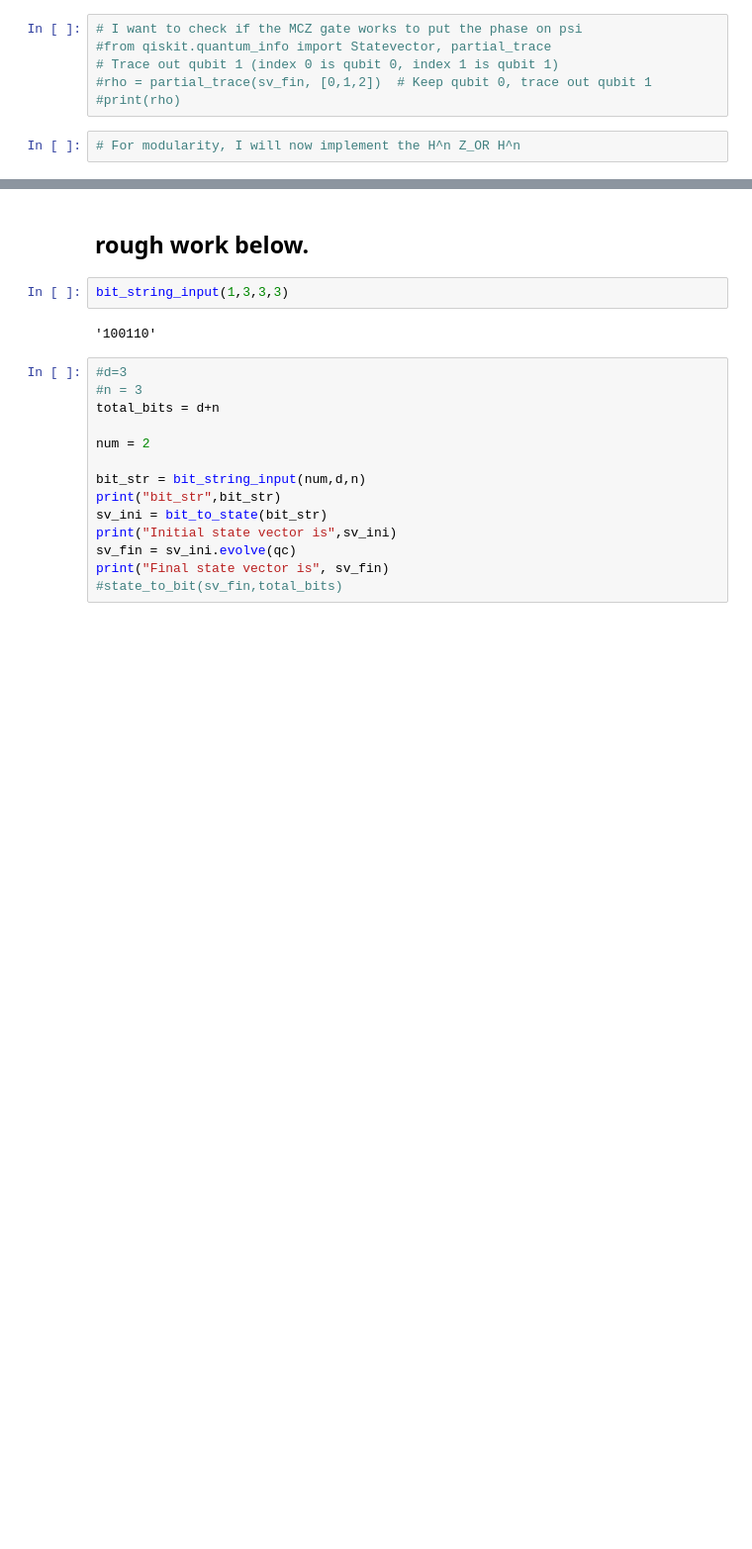
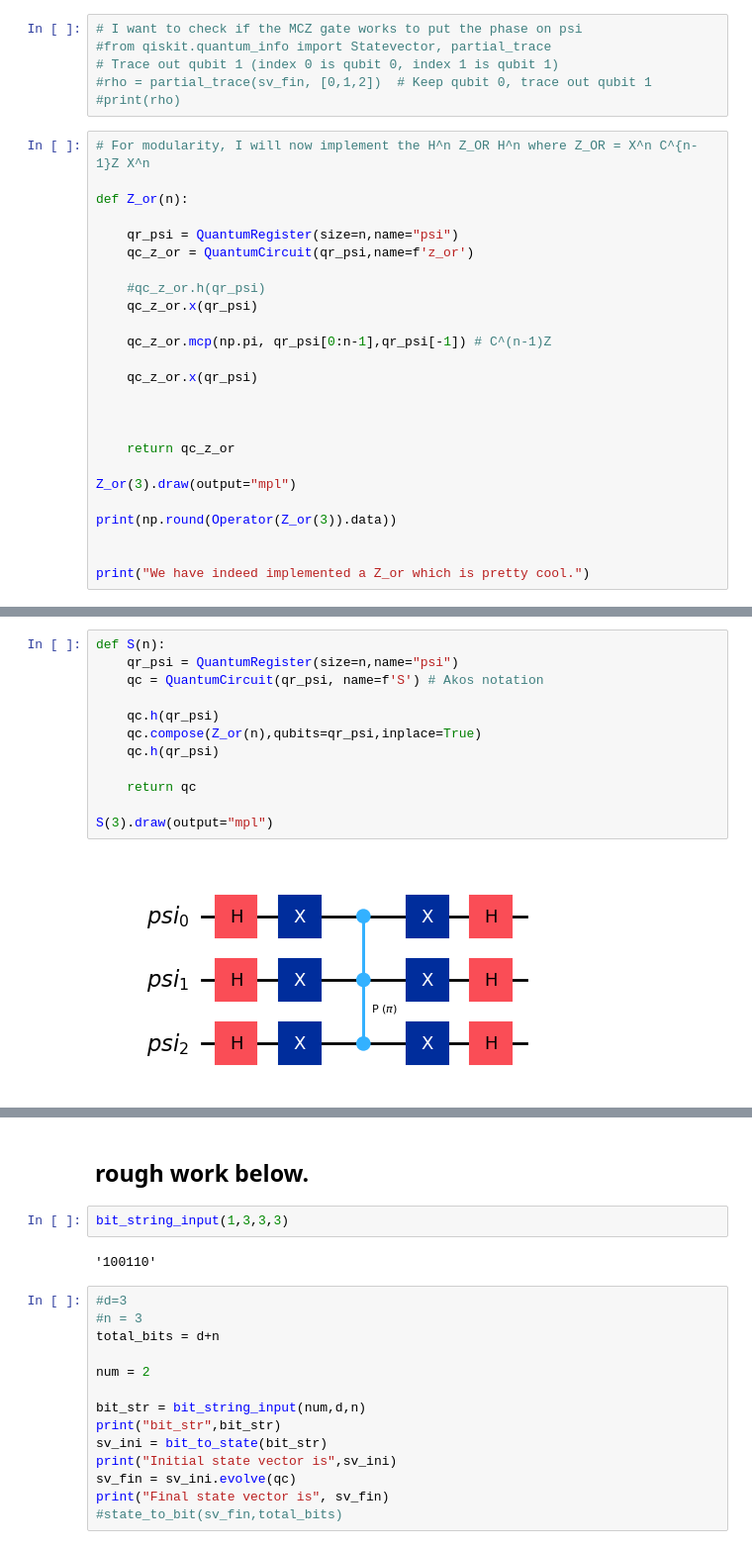
Before and after one commit to pankmunbodh/Quantum-Calculator, a Jupyter notebook: QPE and Grover.ipynb, the cells around one changed output, grey strips where cells are left out. Shown: that part at 99% size. Cells and saved outputs as stored; diff of their text form; blank space fills up the shorter version.

```diff
--- a/QPE and Grover.ipynb
+++ b/QPE and Grover.ipynb
@@ -367,4 +362,27 @@ The value stored in |0>_d is 2
 #rho = partial_trace(sv_fin, [0,1,2])  # Keep qubit 0, trace out qubit 1
 #print(rho)
 # %%
-# For modularity, I will now implement the H^n Z_OR H^n
+# For modularity, I will now implement the H^n Z_OR H^n where Z_OR = X^n C^{n-1}Z X^n
+
+def Z_or(n):
+
+    qr_psi = QuantumRegister(size=n,name="psi")
+    qc_z_or = QuantumCircuit(qr_psi,name=f'z_or')
+
+    #qc_z_or.h(qr_psi)
+    qc_z_or.x(qr_psi)
+
+    qc_z_or.mcp(np.pi, qr_psi[0:n-1],qr_psi[-1]) # C^(n-1)Z
+
+    qc_z_or.x(qr_psi)
+
+
+
+    return qc_z_or
+
+Z_or(3).draw(output="mpl")
+
+print(np.round(Operator(Z_or(3)).data))
+
+
+print("We have indeed implemented a Z_or which is pretty cool.")
@@ -370,0 +399,14 @@ The value stored in |0>_d is 2
+# %%
+def S(n):
+    qr_psi = QuantumRegister(size=n,name="psi")
+    qc = QuantumCircuit(qr_psi, name=f'S') # Akos notation
+
+    qc.h(qr_psi)
+    qc.compose(Z_or(n),qubits=qr_psi,inplace=True)
+    qc.h(qr_psi)
+
+    return qc
+
+S(3).draw(output="mpl")
+# %% [output]
+[figure, added]
```
Also changed, not shown: parts of 15 cells of this notebook.
